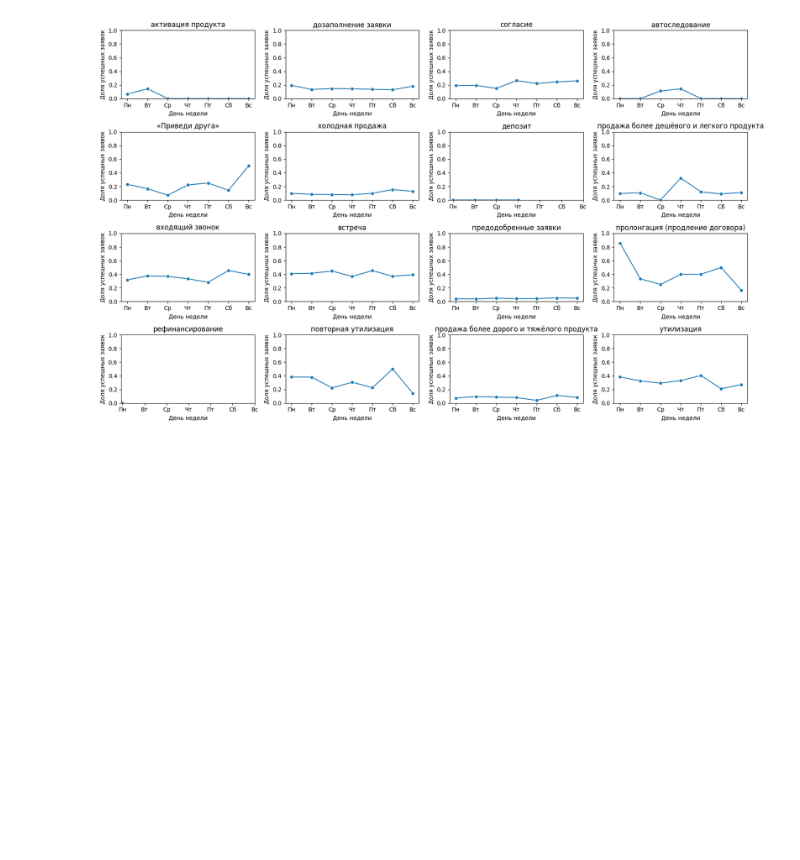
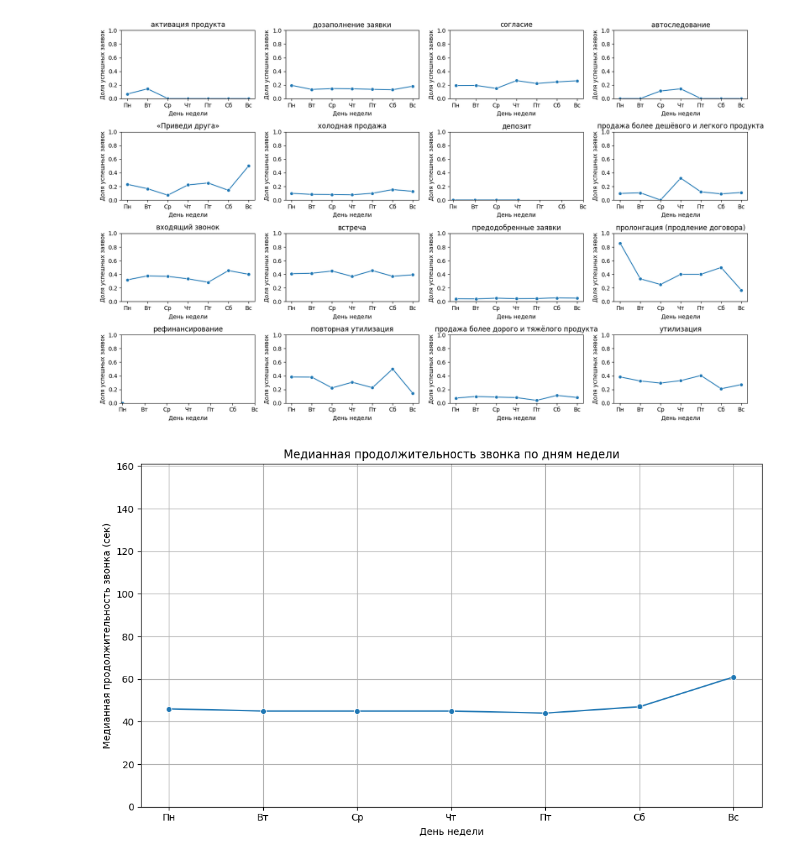
Before and after one commit to bygaga993/bread_dano_2024, a Jupyter notebook: visualization.ipynb, the cells around one changed output. Cells and saved outputs as stored; diff of their text form; code cells hidden in the pictures; blank space fills up the shorter version.

Commit message:
add median state_talk_time_sec

```diff
--- a/visualization.ipynb
+++ b/visualization.ipynb
@@ -273,3 +273,20 @@ plt.tight_layout()
 plt.show()
 # %% [output]
 [figure]
+# %%
+median_talk_time = df.groupby('day_of_week')['state_talk_time_sec'].median().reset_index()
+
+plt.figure(figsize=(10, 6))
+sns.lineplot(x='day_of_week', y='state_talk_time_sec', data=median_talk_time, marker='o')
+
+plt.title('Медианная продолжительность звонка по дням недели')
+plt.xlabel('День недели')
+plt.ylabel('Медианная продолжительность звонка (сек)')
+plt.xticks(range(7), ['Пн', 'Вт', 'Ср', 'Чт', 'Пт', 'Сб', 'Вс'])
+plt.ylim(0, median_talk_time['state_talk_time_sec'].max() + 100)
+
+plt.grid()
+plt.tight_layout()
+plt.show()
+# %% [output]
+[figure, added]
```
